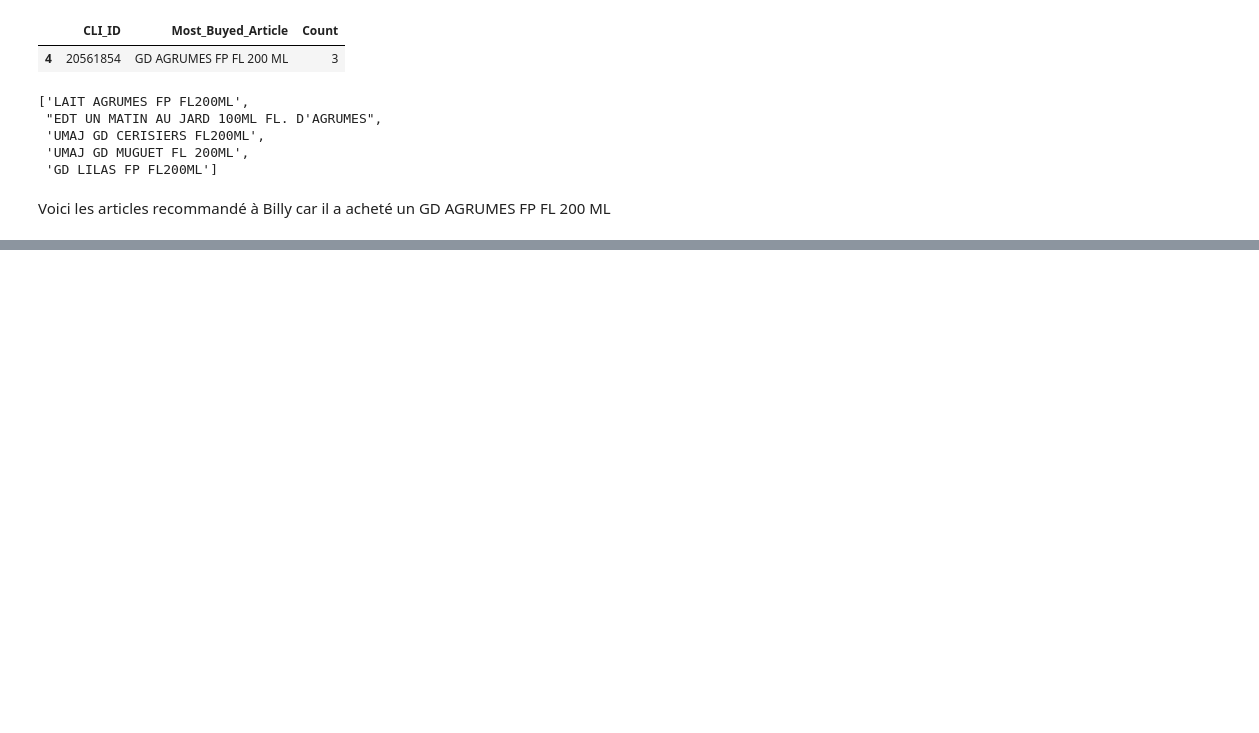
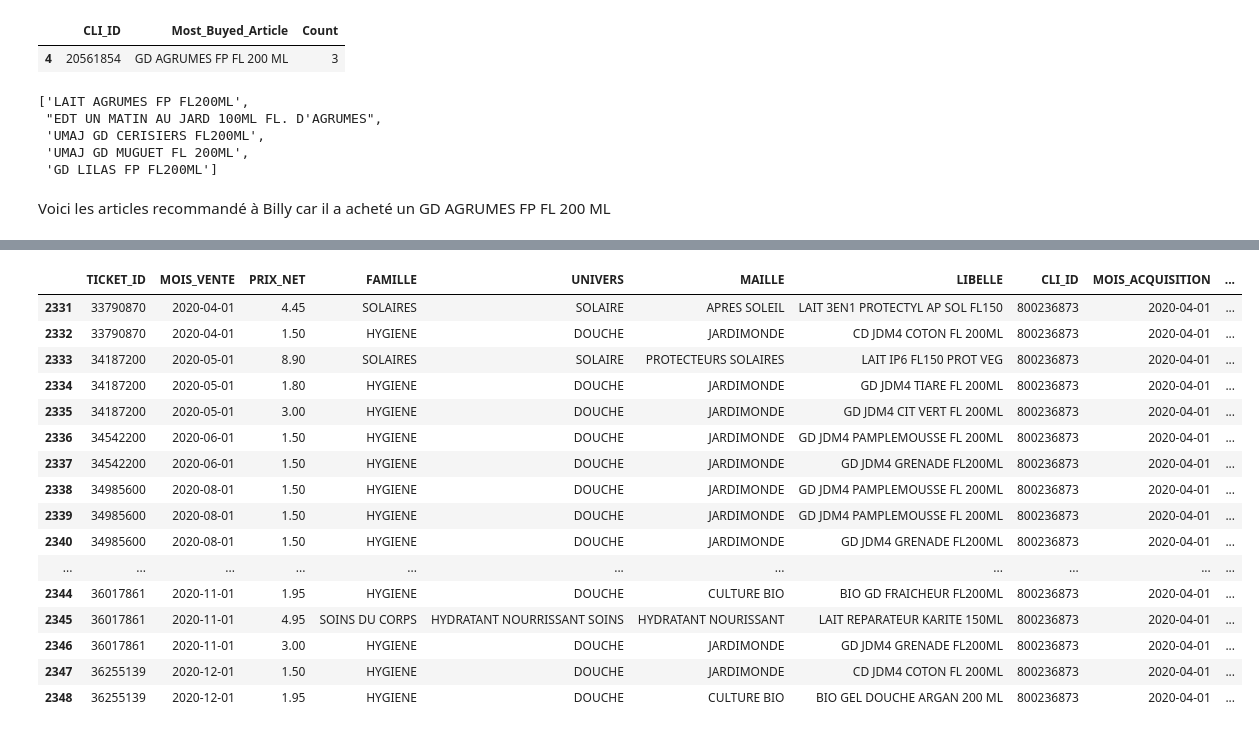
Before and after one commit to Sandra-I/recommender-Epitech, a Jupyter notebook: Recommendation.ipynb, the cells around one changed output, grey strips where cells are left out. Drawn from its saved outputs; the diff is of its cells as text; code cells hidden in the pictures; blank space fills up the shorter version.

```diff
--- a/Recommendation.ipynb
+++ b/Recommendation.ipynb
@@ -43,2 +43,2 @@ Recommander  l'article acheté par le plus de clients
 # %%
-df["Most_Buyed_Article"] = df.groupby("CLI_ID")['LIBELLE'].transform(lambda x: x.value_counts().idxmax())
+sample_df["Most_Buyed_Article"] = sample_df.groupby("CLI_ID")['LIBELLE'].transform(lambda x: x.value_counts().idxmax())
@@ -382,0 +259,2 @@ product_df[(product_df["FAMILLE"] == 'MAQUILLAGE')]
+# %%
+small_df = df[:15000]
@@ -382,0 +456,20 @@ product_df[(product_df["FAMILLE"] == 'MAQUILLAGE')]
+# %%
+small_df[small_df["CLI_ID"] == 800236873]
+# %% [output]
+|  | TICKET_ID | MOIS_VENTE | PRIX_NET | FAMILLE | UNIVERS | MAILLE | LIBELLE | CLI_ID | MOIS_ACQUISITION | ... |
+| 2331 | 33790870 | 2020-04-01 | 4.45 | SOLAIRES | SOLAIRE | APRES SOLEIL | LAIT 3EN1 PROTECTYL AP SOL FL150 | 800236873 | 2020-04-01 | ... |
+| 2332 | 33790870 | 2020-04-01 | 1.50 | HYGIENE | DOUCHE | JARDIMONDE | CD JDM4 COTON FL 200ML | 800236873 | 2020-04-01 | ... |
+| 2333 | 34187200 | 2020-05-01 | 8.90 | SOLAIRES | SOLAIRE | PROTECTEURS SOLAIRES | LAIT IP6 FL150 PROT VEG | 800236873 | 2020-04-01 | ... |
+| 2334 | 34187200 | 2020-05-01 | 1.80 | HYGIENE | DOUCHE | JARDIMONDE | GD JDM4 TIARE FL 200ML | 800236873 | 2020-04-01 | ... |
+| 2335 | 34187200 | 2020-05-01 | 3.00 | HYGIENE | DOUCHE | JARDIMONDE | GD JDM4 CIT VERT FL 200ML | 800236873 | 2020-04-01 | ... |
+| 2336 | 34542200 | 2020-06-01 | 1.50 | HYGIENE | DOUCHE | JARDIMONDE | GD JDM4 PAMPLEMOUSSE FL 200ML | 800236873 | 2020-04-01 | ... |
+| 2337 | 34542200 | 2020-06-01 | 1.50 | HYGIENE | DOUCHE | JARDIMONDE | GD JDM4 GRENADE FL200ML | 800236873 | 2020-04-01 | ... |
+| 2338 | 34985600 | 2020-08-01 | 1.50 | HYGIENE | DOUCHE | JARDIMONDE | GD JDM4 PAMPLEMOUSSE FL 200ML | 800236873 | 2020-04-01 | ... |
+| 2339 | 34985600 | 2020-08-01 | 1.50 | HYGIENE | DOUCHE | JARDIMONDE | GD JDM4 PAMPLEMOUSSE FL 200ML | 800236873 | 2020-04-01 | ... |
+| 2340 | 34985600 | 2020-08-01 | 1.50 | HYGIENE | DOUCHE | JARDIMONDE | GD JDM4 GRENADE FL200ML | 800236873 | 2020-04-01 | ... |
+| ... | ... | ... | ... | ... | ... | ... | ... | ... | ... | ... |
+| 2344 | 36017861 | 2020-11-01 | 1.95 | HYGIENE | DOUCHE | CULTURE BIO | BIO GD FRAICHEUR FL200ML | 800236873 | 2020-04-01 | ... |
+| 2345 | 36017861 | 2020-11-01 | 4.95 | SOINS DU CORPS | HYDRATANT NOURRISSANT SOINS | HYDRATANT NOURISSANT | LAIT REPARATEUR KARITE 150ML | 800236873 | 2020-04-01 | ... |
+| 2346 | 36017861 | 2020-11-01 | 3.00 | HYGIENE | DOUCHE | JARDIMONDE | GD JDM4 GRENADE FL200ML | 800236873 | 2020-04-01 | ... |
+| 2347 | 36255139 | 2020-12-01 | 1.50 | HYGIENE | DOUCHE | JARDIMONDE | CD JDM4 COTON FL 200ML | 800236873 | 2020-04-01 | ... |
+| 2348 | 36255139 | 2020-12-01 | 1.95 | HYGIENE | DOUCHE | CULTURE BIO | BIO GEL DOUCHE ARGAN 200 ML | 800236873 | 2020-04-01 | ... |
```
Also changed, not shown: parts of 56 cells of this notebook.
